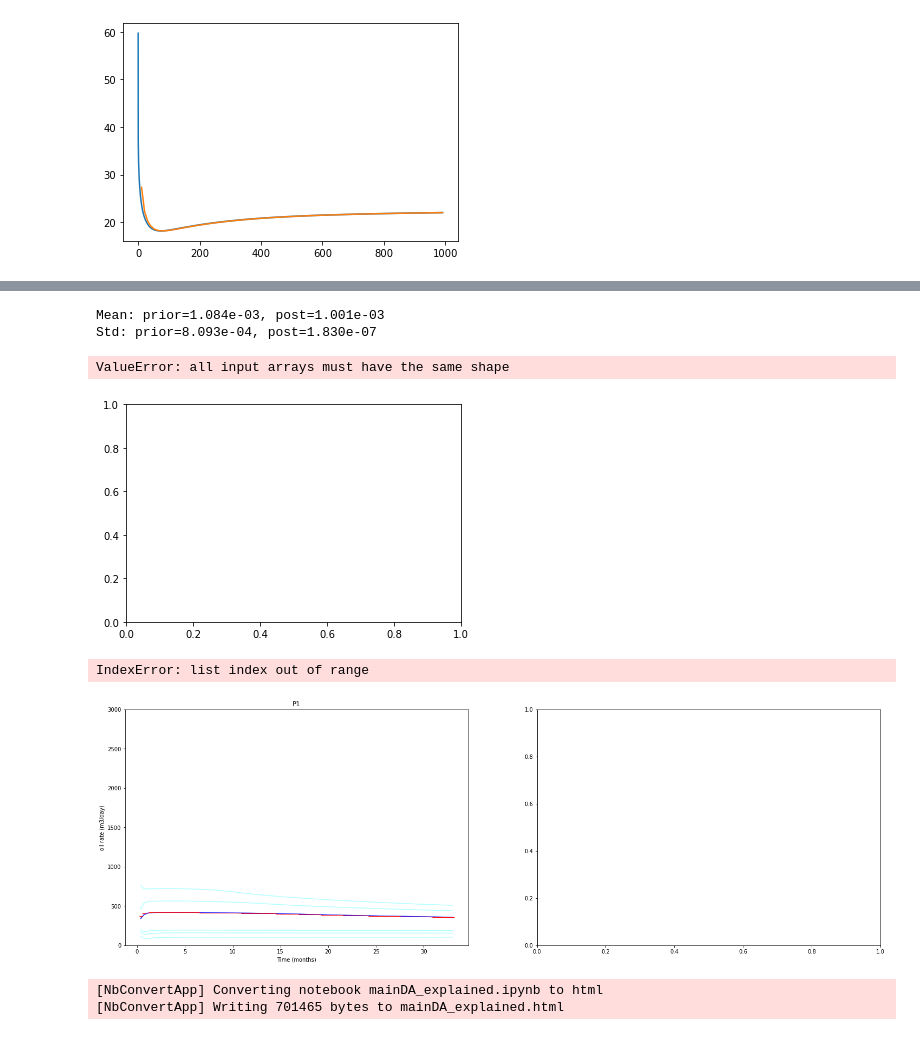
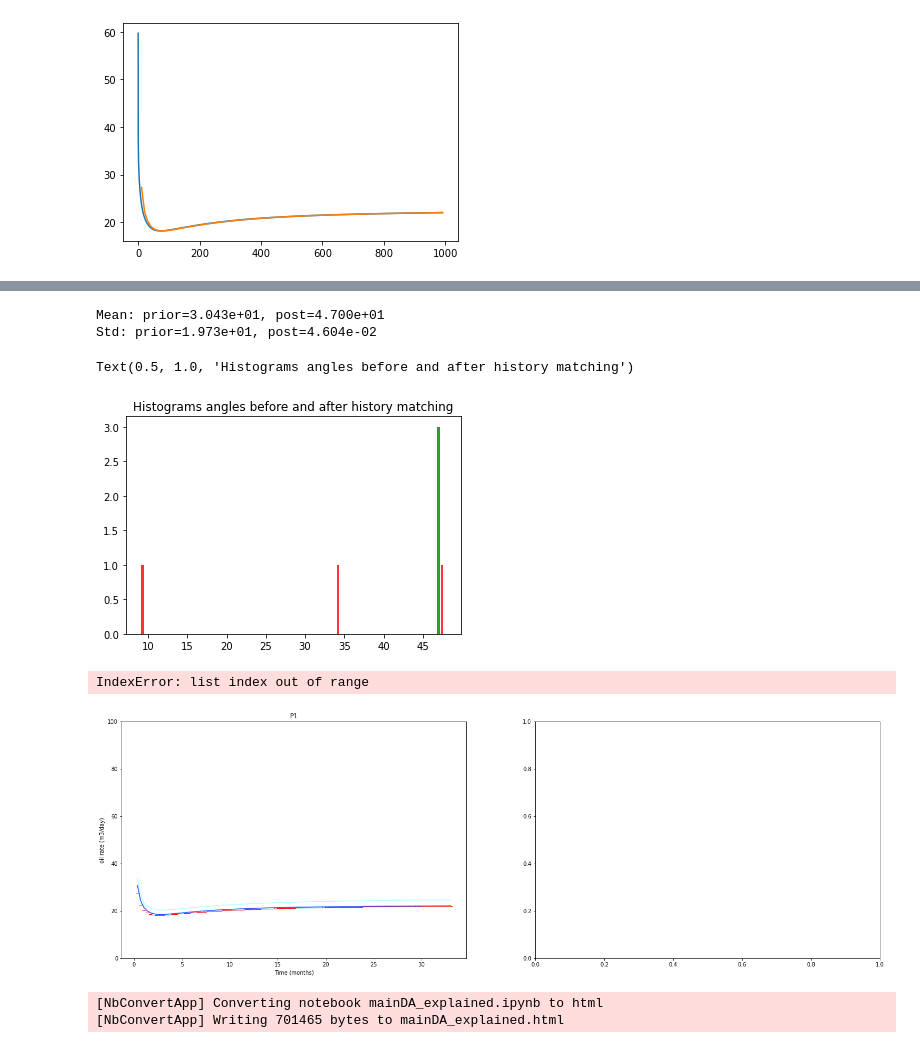
Before and after one commit to gabrielserrao/DA-DARTS-Naturally-Fractured-Reservoir, a Jupyter notebook: mainDA_deadoil_angle.ipynb, the cells around one changed output, grey strips where cells are left out. Saved outputs shown, nothing was run; the diff lists cells and outputs as text; code cells hidden in the pictures.

```diff
--- a/mainDA_deadoil_angle.ipynb
+++ b/mainDA_deadoil_angle.ipynb
@@ -284,15 +285,19 @@ csi = 0.99
 # %%
 #%%
 #Generate the prior ensemble of scalar parameters
+angle_ensemble = np.clip(np.random.normal(30/math.pi, 10/math.pi, Ne),0/math.pi,90/math.pi)
+Em_frac_aper=[]
+for i, angle in enumerate(angle_ensemble):
+    Em_frac_aper.append(aperture_vec(math.degrees(angle)))
 
-# build random values for fraction of aperture using normal distribution and fract_aper of the true model as mean as mean and 10% as std with seed=1
-Em_frac_aper = np.clip(np.random.normal(1e-3, 0.0002, Ne),0.0001,0.1) #cliping to keep only positive numbvers for the frac apertures
+
 
 # data colums
 columnsNameList = ['P1 : oil rate (m3/day)']
 
-MScalarPrior = Em_frac_aper
+MScalarPrior = angle_ensemble
 #print MScalarPrioir histogram
+
 plt.hist(MScalarPrior, bins=100)
 plt.show()
 #%%
@@ -304,7 +309 @@ srcDir
 'c:\\Users\\bgy3\\OneDrive - PETROBRAS\\Documents\\PhD\\08.Simple-Fracture-Model-DARTS\\DA-DARTS-Naturally-Fractured-Reservoir-1'
-# %%
-#create a function to run ensemble simulations based on the prior ensemble
-for i, mMScalar in enumerate(MScalarPrior):
-
-   print(i)
-   print(mMScalar)
@@ -328,0 +310,4 @@ for i, mMScalar in enumerate(MScalarPrior):
+# %%
+convert = lambda x : math.degrees(x)
+MScalarPrior = list(map(convert, MScalarPrior))
+MScalarPrior
@@ -347,7 +334,7 @@ for alpha in alphas:
     DPObs = dObs[:,np.newaxis] + math.sqrt(alpha) * CeDiag[:,np.newaxis] * z
 
     # Run the simulations g(M)
-    destDir = f'{curDir}\\simulations_deadoil\\it{l}'
+    destDir = f'{curDir}\\simulations_deadoil_angle\\it{l}'
     RunModels(destDir, MScalar)
     D = ReadModels(destDir, columnsNameList, Nd, Ne)
     if (l == 0):
@@ -383,7 +370,7 @@ for alpha in alphas:
     # subpart: for scalars, don't use localization
 
     MScalar = UpdateModel(MScalar, X9, DobsD)
-    MScalar[:] = np.clip(MScalar[:], 0.0001,0.1)
+    MScalar[:] = np.clip(MScalar[:], 0,90)
     for i, mMScalar in enumerate(MScalar):
      print(i)
      print(mMScalar)
@@ -440,21 +427,21 @@ Text(0.5, 1.0, 'Histograms Objetive Functions')
 # %%
 #Compare  the histograms of frac_aper prior and post
 
 print(f'Mean: prior={np.mean(MScalarPrior):.3e}, post={np.mean(MScalarPost):.3e}')
 print(f'Std: prior={np.std(MScalarPrior, ddof=1):.3e}, post={np.std(MScalarPost, ddof=1):.3e}')
 
 
 fig, ax = plt.subplots()#plt.subplots(figsize=(Ne,Ne))
 colors=['red','green']
 x = np.stack((MScalarPrior, MScalarPost), axis=1)
 #ax.hist(x, bins=40, alpha=0.8, color=colors, range=(x.min(),1e7))
 ax.hist(x, bins=50, alpha=0.8, color=colors)
-ax.set_title('Histograms Fracture Apertures before and after history matching')
+ax.set_title('Histograms angles before and after history matching')
 # %% [output]
-Mean: prior=1.084e-03, post=1.001e-03
-Std: prior=8.093e-04, post=1.830e-07
+Mean: prior=3.043e+01, post=4.700e+01
+Std: prior=1.973e+01, post=4.604e-02
-ValueError: all input arrays must have the same shape
+Text(0.5, 1.0, 'Histograms angles before and after history matching')
-[figure, old version]
+[figure, new version]
 # %%
 #%%
 # Split the data into data array
@@ -484,7 +471,7 @@ axFlat[0].errorbar(timeMonths, plotObsData[0], yerr=errObsData[0], fmt='_ r', ca
 axFlat[0].set_title(wellSubtitle[0])
 axFlat[0].set_xlabel('Time (months)')
 axFlat[0].set_ylabel('oil rate (m3/day)')
-axFlat[0].set_ylim([0, 3000])
+axFlat[0].set_ylim([0, 100])
 
 
 axFlat[1].plot(timeMonths, prior[1], color='#00FFFF', alpha=0.3)
@@ -497,7 +484,7 @@ axFlat[1].set_ylabel('oil rate (m3/day)')
 fig.suptitle('P1 : oil rate (m3/day)')
 # %% [output]
 IndexError: list index out of range
-[figure, old version]
+[figure, new version]
 # %%
 !jupyter nbconvert --to html mainDA_explained.ipynb
 # %% [output]
```
Also changed, not shown: parts of 11 cells of this notebook.
